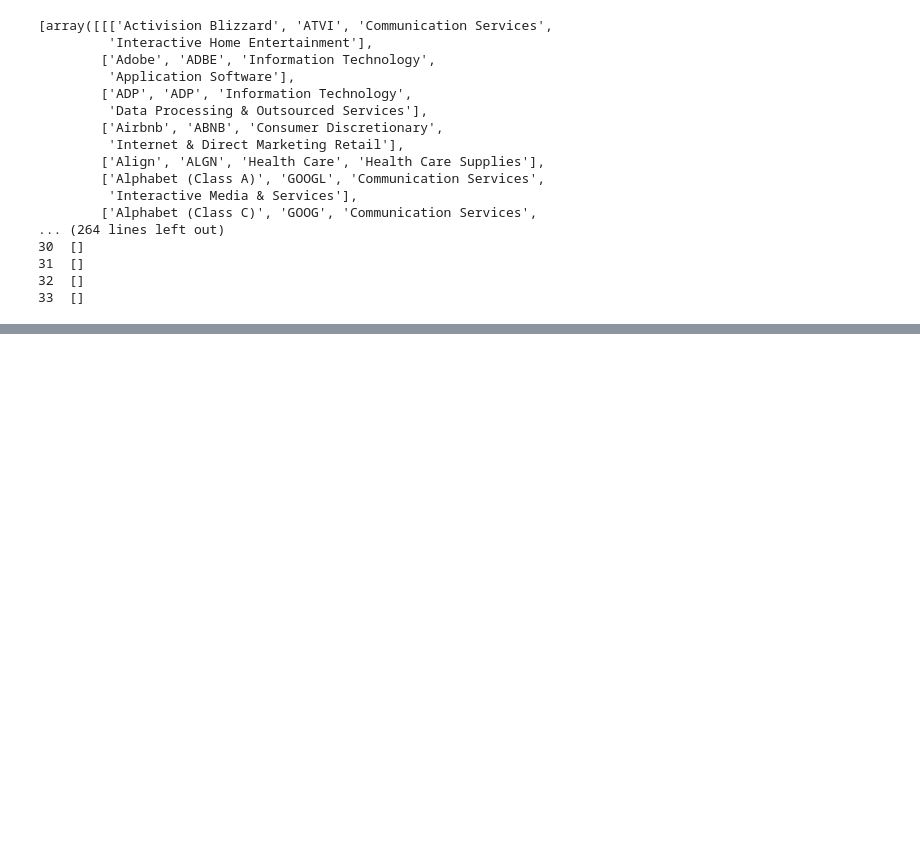
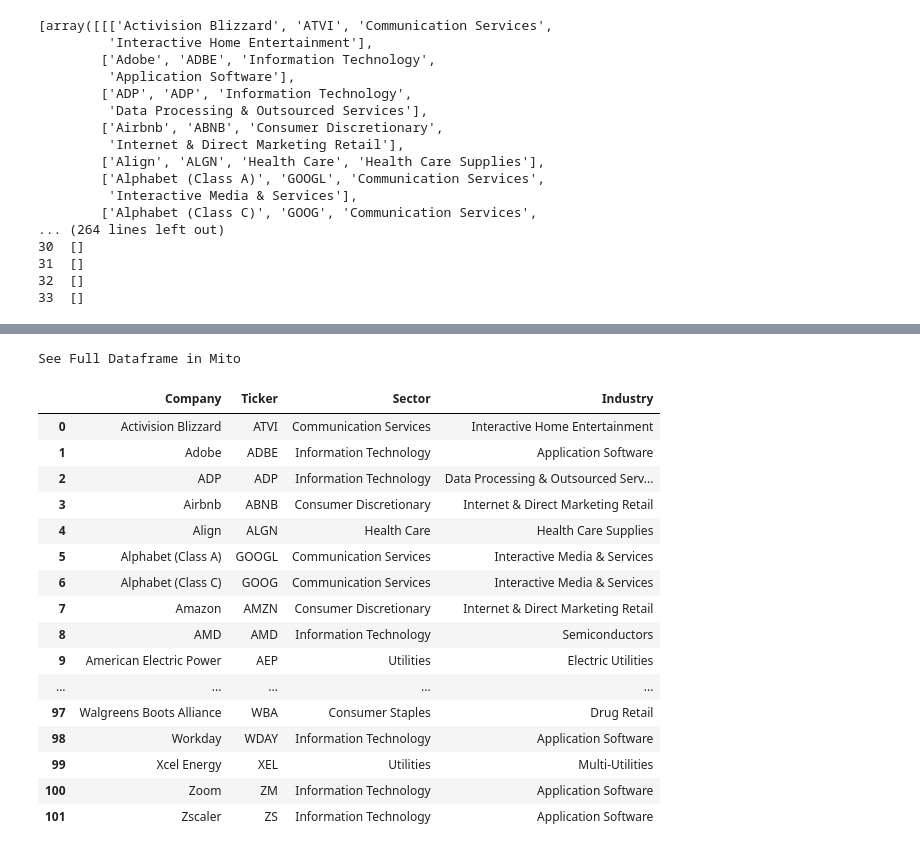
Before and after one commit to bme3412/Python, a Jupyter notebook: Projects/yahoofinance/yf.ipynb, the cells around one changed output, grey strips where cells are left out. Drawn from its saved outputs; the diff is of its cells as text; code cells hidden in the pictures; blank space fills up the shorter version.

```diff
--- a/Projects/yahoofinance/yf.ipynb
+++ b/Projects/yahoofinance/yf.ipynb
@@ -402,0 +614,23 @@ for array in splits2:
+# %%
+ndx_df = pd.DataFrame(np.row_stack(table_yf))
+ndx_df.columns = ['Company', 'Ticker', 'Sector', 'Industry']
+ndx_df
+# %% [output]
+See Full Dataframe in Mito
+|  | Company | Ticker | Sector | Industry |
+| 0 | Activision Blizzard | ATVI | Communication Services | Interactive Home Entertainment |
+| 1 | Adobe | ADBE | Information Technology | Application Software |
+| 2 | ADP | ADP | Information Technology | Data Processing & Outsourced Serv... |
+| 3 | Airbnb | ABNB | Consumer Discretionary | Internet & Direct Marketing Retail |
+| 4 | Align | ALGN | Health Care | Health Care Supplies |
+| 5 | Alphabet (Class A) | GOOGL | Communication Services | Interactive Media & Services |
+| 6 | Alphabet (Class C) | GOOG | Communication Services | Interactive Media & Services |
+| 7 | Amazon | AMZN | Consumer Discretionary | Internet & Direct Marketing Retail |
+| 8 | AMD | AMD | Information Technology | Semiconductors |
+| 9 | American Electric Power | AEP | Utilities | Electric Utilities |
+| ... | ... | ... | ... | ... |
+| 97 | Walgreens Boots Alliance | WBA | Consumer Staples | Drug Retail |
+| 98 | Workday | WDAY | Information Technology | Application Software |
+| 99 | Xcel Energy | XEL | Utilities | Multi-Utilities |
+| 100 | Zoom | ZM | Information Technology | Application Software |
+| 101 | Zscaler | ZS | Information Technology | Application Software |
```
Also changed, not shown: parts of 27 cells of this notebook.
